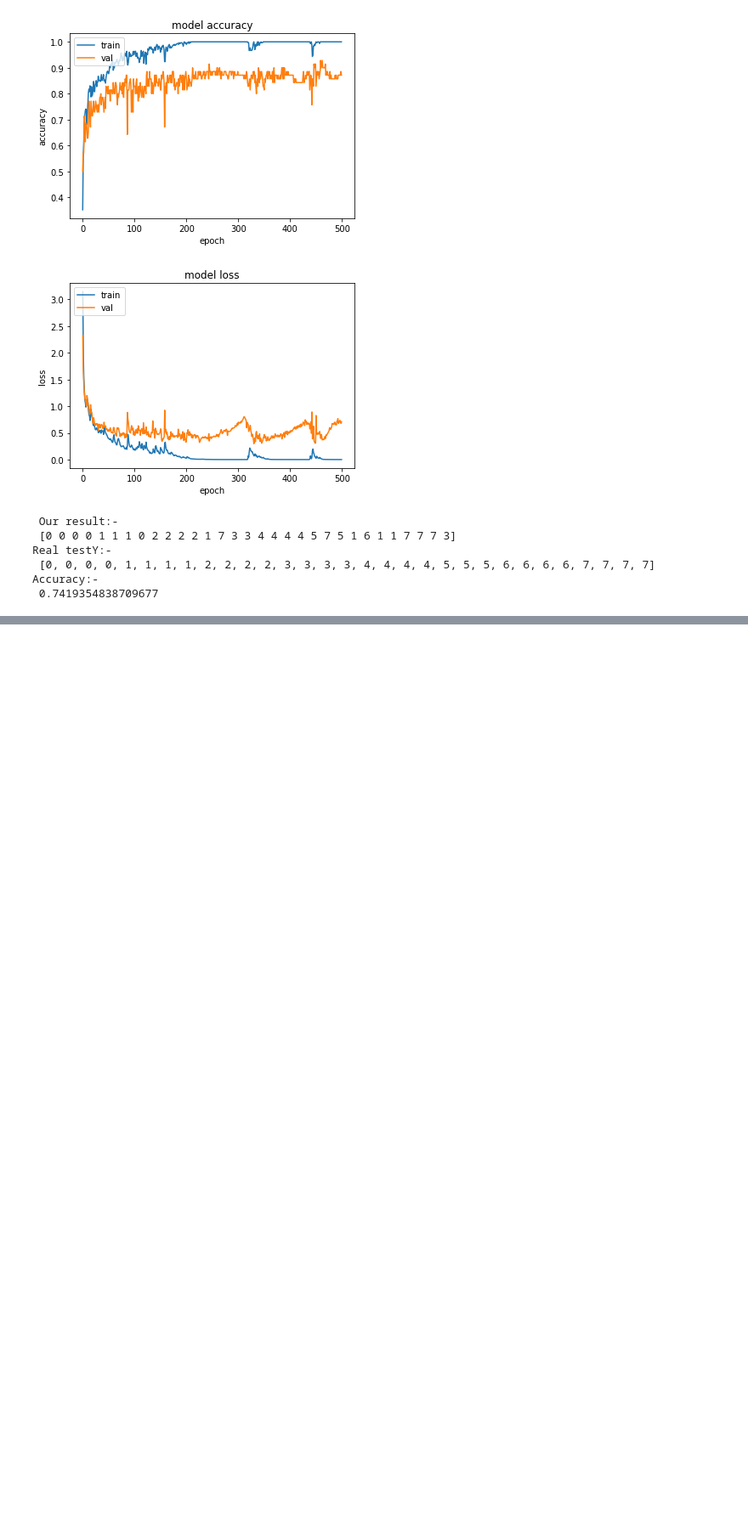
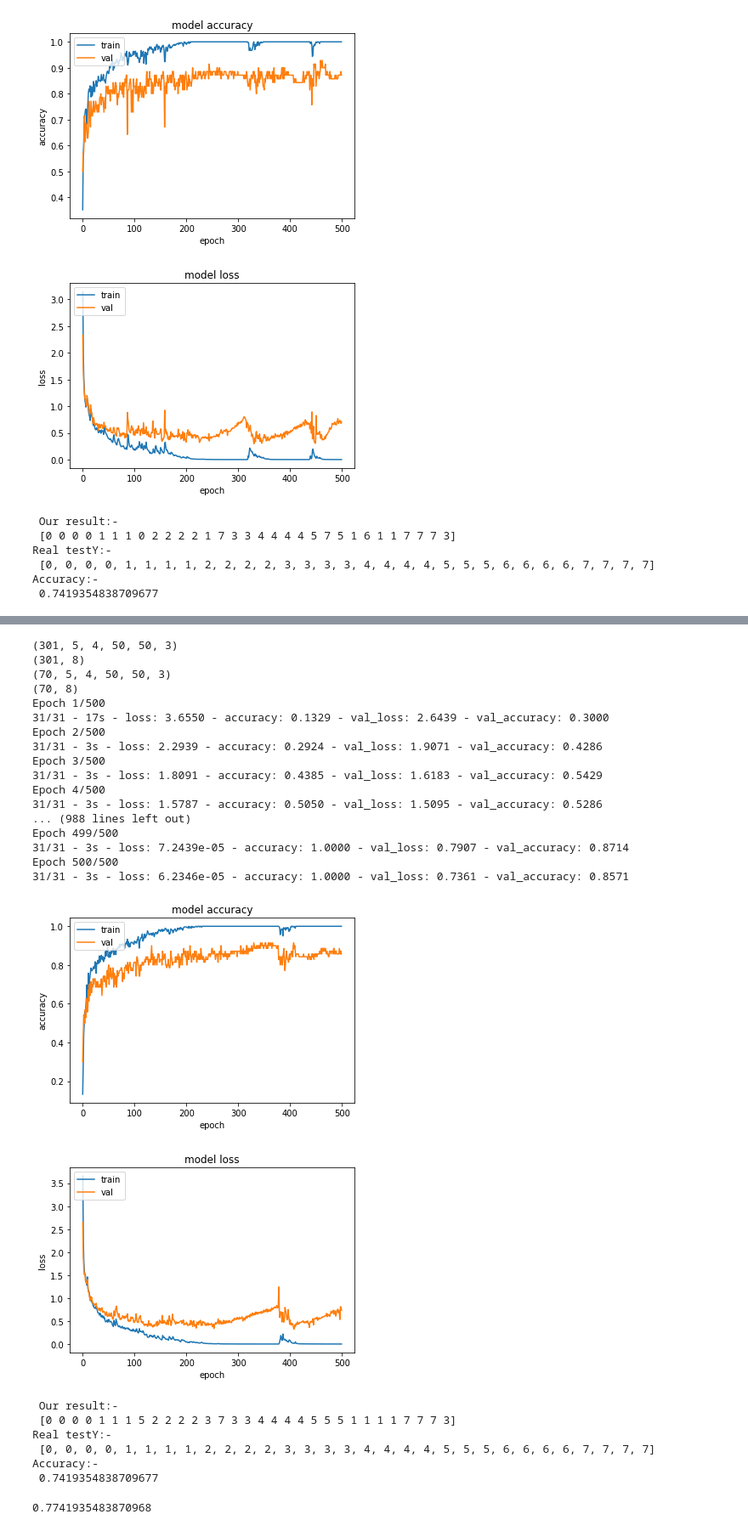
Before and after one commit to signLangProjectNIC/tf-cnn-lstm4, a Jupyter notebook: tf_cnn_lstm16.ipynb, the cells around one changed output, grey strips where cells are left out. Shown at 85% size. Cells and saved outputs as stored; diff of their text form; code cells hidden in the pictures; blank space fills up the shorter version.

```diff
--- a/tf_cnn_lstm16.ipynb
+++ b/tf_cnn_lstm16.ipynb
@@ -243,0 +254,43 @@ Epoch 245/500
+# %%
+layers=list()
+layers.append(tfKL.TimeDistributed(tfKL.Conv3D(filters=64,kernel_size=(3,3,3),activation='relu',trainable=True,kernel_regularizer=regularizers.l2(l2=0.2)),input_shape=(None,nLookback,height,width,channels)))
+layers.append(tfKL.TimeDistributed(tfKL.Flatten()))
+layers.append(tfKL.LSTM(units=100,activation='tanh',trainable=True))
+layers.append(tfKL.Dense(units=8,activation='softmax',trainable=True))
+with tpu_strategy.scope():
+  model=evaluateModel(trainX=trainSetX,trainY=trainSetY,valX=valSetX,valY=valSetY,layers=layers,epochs=500,verbose=2)
+  Result=model.predict(np.reshape(np.asarray(testSetX),newshape=(31,nSubsequences,nLookback,50,50,3)))
+  Result=np.argmax(Result,axis=1)
+  print(" Our result:- \n",Result)
+  print("Real testY:- \n",testSetY)
+  print("Accuracy:- \n",testAccuracy())
+# %% [output]
+(301, 5, 4, 50, 50, 3)
+(301, 8)
+(70, 5, 4, 50, 50, 3)
+(70, 8)
+Epoch 1/500
+31/31 - 17s - loss: 3.6550 - accuracy: 0.1329 - val_loss: 2.6439 - val_accuracy: 0.3000
+Epoch 2/500
+31/31 - 3s - loss: 2.2939 - accuracy: 0.2924 - val_loss: 1.9071 - val_accuracy: 0.4286
+Epoch 3/500
+31/31 - 3s - loss: 1.8091 - accuracy: 0.4385 - val_loss: 1.6183 - val_accuracy: 0.5429
+Epoch 4/500
+31/31 - 3s - loss: 1.5787 - accuracy: 0.5050 - val_loss: 1.5095 - val_accuracy: 0.5286
+... (988 lines left out)
+Epoch 499/500
+31/31 - 3s - loss: 7.2439e-05 - accuracy: 1.0000 - val_loss: 0.7907 - val_accuracy: 0.8714
+Epoch 500/500
+31/31 - 3s - loss: 6.2346e-05 - accuracy: 1.0000 - val_loss: 0.7361 - val_accuracy: 0.8571
+[figure, added]
+[figure, added]
+ Our result:-
+ [0 0 0 0 1 1 1 5 2 2 2 2 3 7 3 3 4 4 4 4 5 5 5 1 1 1 1 7 7 7 3]
+Real testY:-
+ [0, 0, 0, 0, 1, 1, 1, 1, 2, 2, 2, 2, 3, 3, 3, 3, 4, 4, 4, 4, 5, 5, 5, 6, 6, 6, 6, 7, 7, 7, 7]
+Accuracy:-
+ 0.7419354838709677
+# %%
+print(testAccuracy(Result,testSetY))
+# %% [output]
+0.7741935483870968
```
Also changed, not shown: parts of 3 cells of this notebook.
